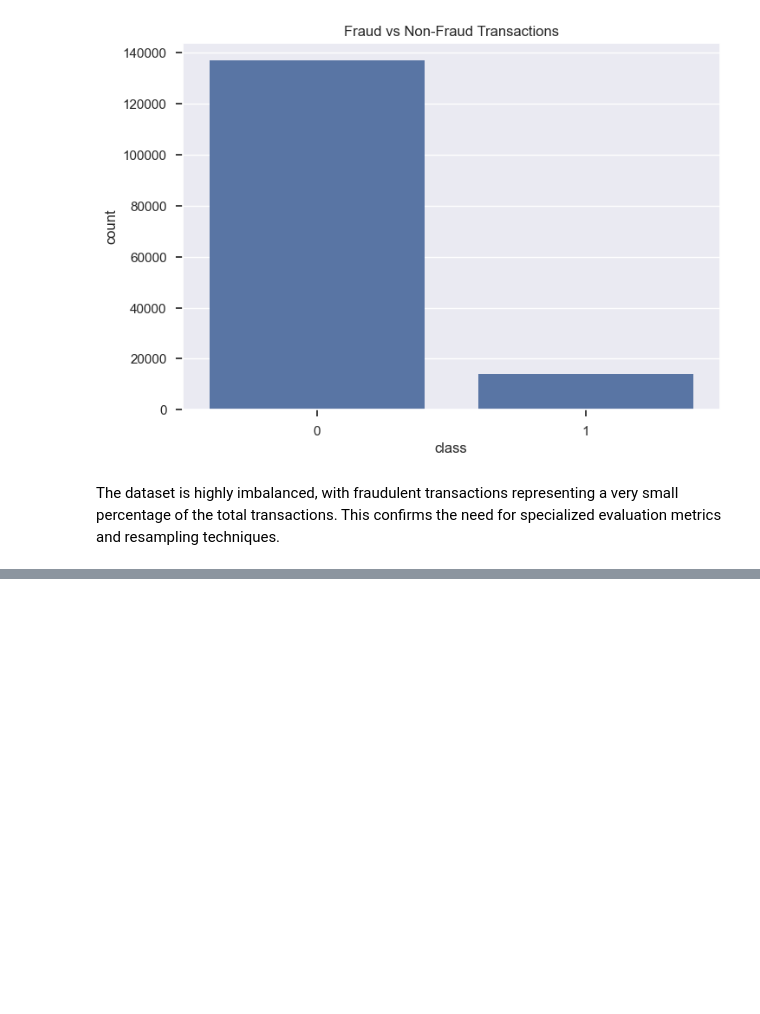
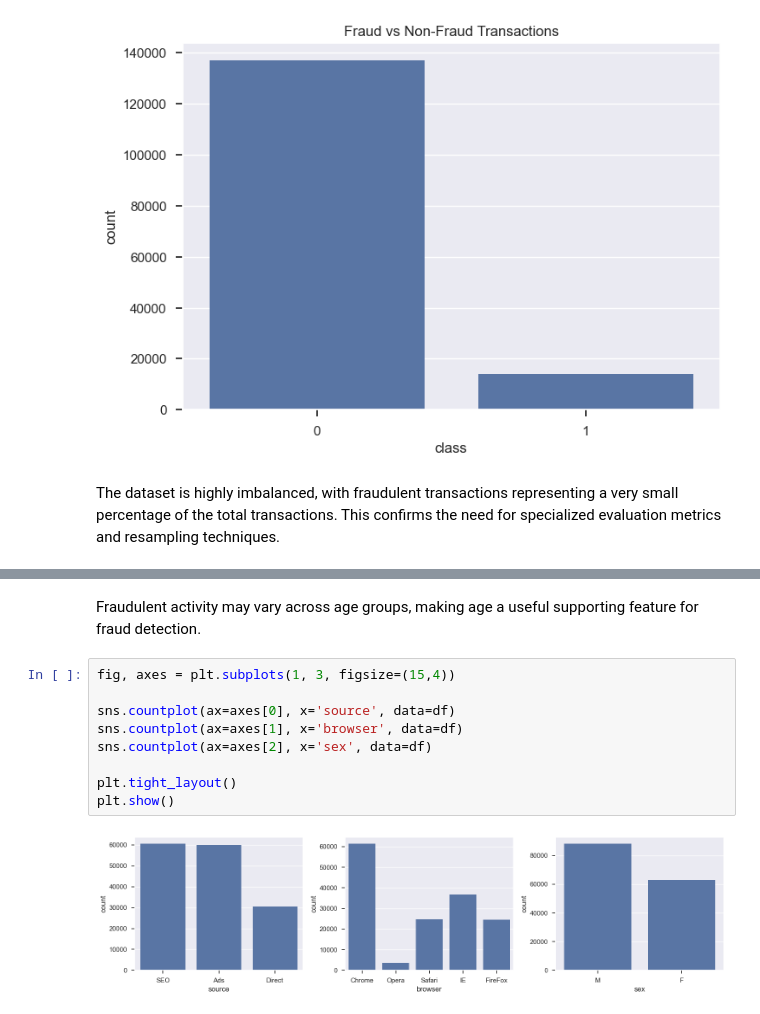
Before and after one commit to yoni-ui/fraud-detection, a Jupyter notebook: notebooks/eda-creditcard.ipynb, the cells around one changed output, grey strips where cells are left out. Drawn from its saved outputs; the diff is of its cells as text; blank space fills up the shorter version.

```diff
--- a/notebooks/eda-creditcard.ipynb
+++ b/notebooks/eda-creditcard.ipynb
@@ -51,0 +71,14 @@ for specialized evaluation metrics and resampling techniques.
+# %% [markdown]
+Fraudulent activity may vary across age groups, making age a useful
+supporting feature for fraud detection.
+# %%
+fig, axes = plt.subplots(1, 3, figsize=(15,4))
+
+sns.countplot(ax=axes[0], x='source', data=df)
+sns.countplot(ax=axes[1], x='browser', data=df)
+sns.countplot(ax=axes[2], x='sex', data=df)
+
+plt.tight_layout()
+plt.show()
+# %% [output]
+[figure, added]
```
Also changed, not shown: parts of 11 cells of this notebook.
